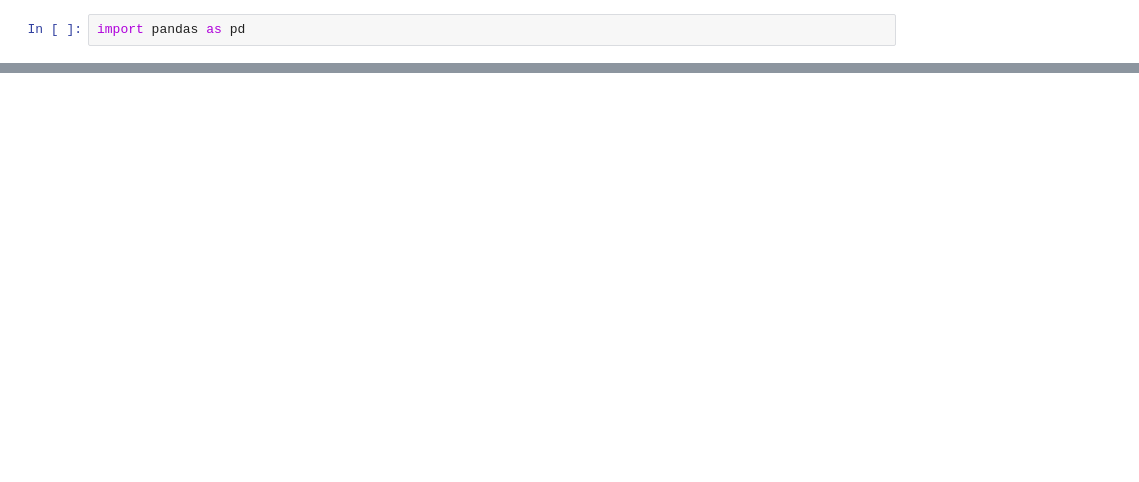
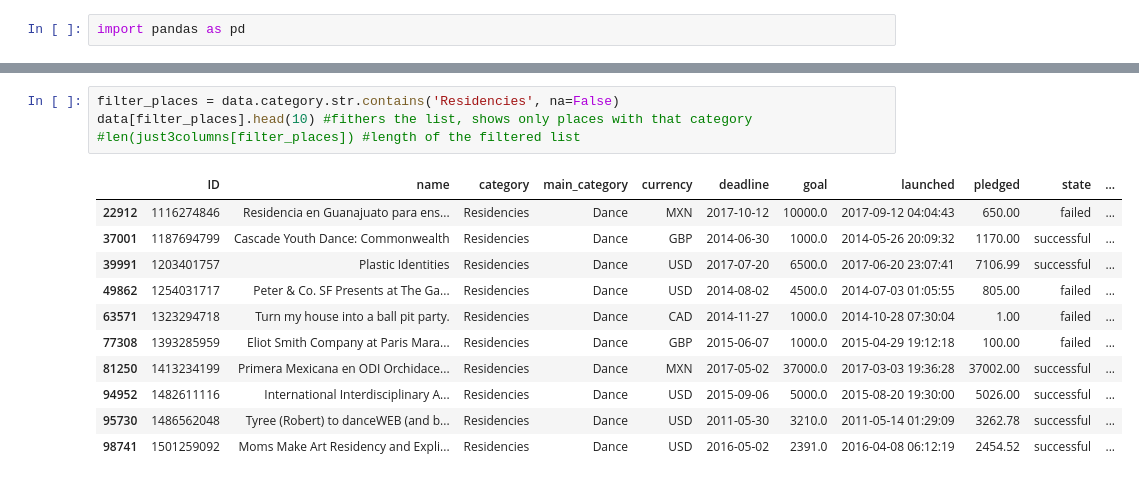
Before and after one commit to EstherJin/Starterhacks-2020, a Jupyter notebook: Bill's Notebook.ipynb, the cells around one changed output, grey strips where cells are left out. Drawn from its saved outputs; the diff is of its cells as text; blank space fills up the shorter version.

```diff
--- a/Bill's Notebook.ipynb
+++ b/Bill's Notebook.ipynb
@@ -29,0 +65,16 @@ namedata
+# %%
+filter_places = data.category.str.contains('Residencies', na=False)
+data[filter_places].head(10) #fithers the list, shows only places with that category
+#len(just3columns[filter_places]) #length of the filtered list
+# %% [output]
+|  | ID | name | category | main_category | currency | deadline | goal | launched | pledged | state | ... |
+| 22912 | 1116274846 | Residencia en Guanajuato para ens... | Residencies | Dance | MXN | 2017-10-12 | 10000.0 | 2017-09-12 04:04:43 | 650.00 | failed | ... |
+| 37001 | 1187694799 | Cascade Youth Dance: Commonwealth | Residencies | Dance | GBP | 2014-06-30 | 1000.0 | 2014-05-26 20:09:32 | 1170.00 | successful | ... |
+| 39991 | 1203401757 | Plastic Identities | Residencies | Dance | USD | 2017-07-20 | 6500.0 | 2017-06-20 23:07:41 | 7106.99 | successful | ... |
+| 49862 | 1254031717 | Peter & Co. SF Presents at The Ga... | Residencies | Dance | USD | 2014-08-02 | 4500.0 | 2014-07-03 01:05:55 | 805.00 | failed | ... |
+| 63571 | 1323294718 | Turn my house into a ball pit party. | Residencies | Dance | CAD | 2014-11-27 | 1000.0 | 2014-10-28 07:30:04 | 1.00 | failed | ... |
+| 77308 | 1393285959 | Eliot Smith Company at Paris Mara... | Residencies | Dance | GBP | 2015-06-07 | 1000.0 | 2015-04-29 19:12:18 | 100.00 | failed | ... |
+| 81250 | 1413234199 | Primera Mexicana en ODI Orchidace... | Residencies | Dance | MXN | 2017-05-02 | 37000.0 | 2017-03-03 19:36:28 | 37002.00 | successful | ... |
+| 94952 | 1482611116 | International Interdisciplinary A... | Residencies | Dance | USD | 2015-09-06 | 5000.0 | 2015-08-20 19:30:00 | 5026.00 | successful | ... |
+| 95730 | 1486562048 | Tyree (Robert) to danceWEB (and b... | Residencies | Dance | USD | 2011-05-30 | 3210.0 | 2011-05-14 01:29:09 | 3262.78 | successful | ... |
+| 98741 | 1501259092 | Moms Make Art Residency and Expli... | Residencies | Dance | USD | 2016-05-02 | 2391.0 | 2016-04-08 06:12:19 | 2454.52 | successful | ... |
```
Also changed, not shown: parts of 12 cells of this notebook, 4 other files.
